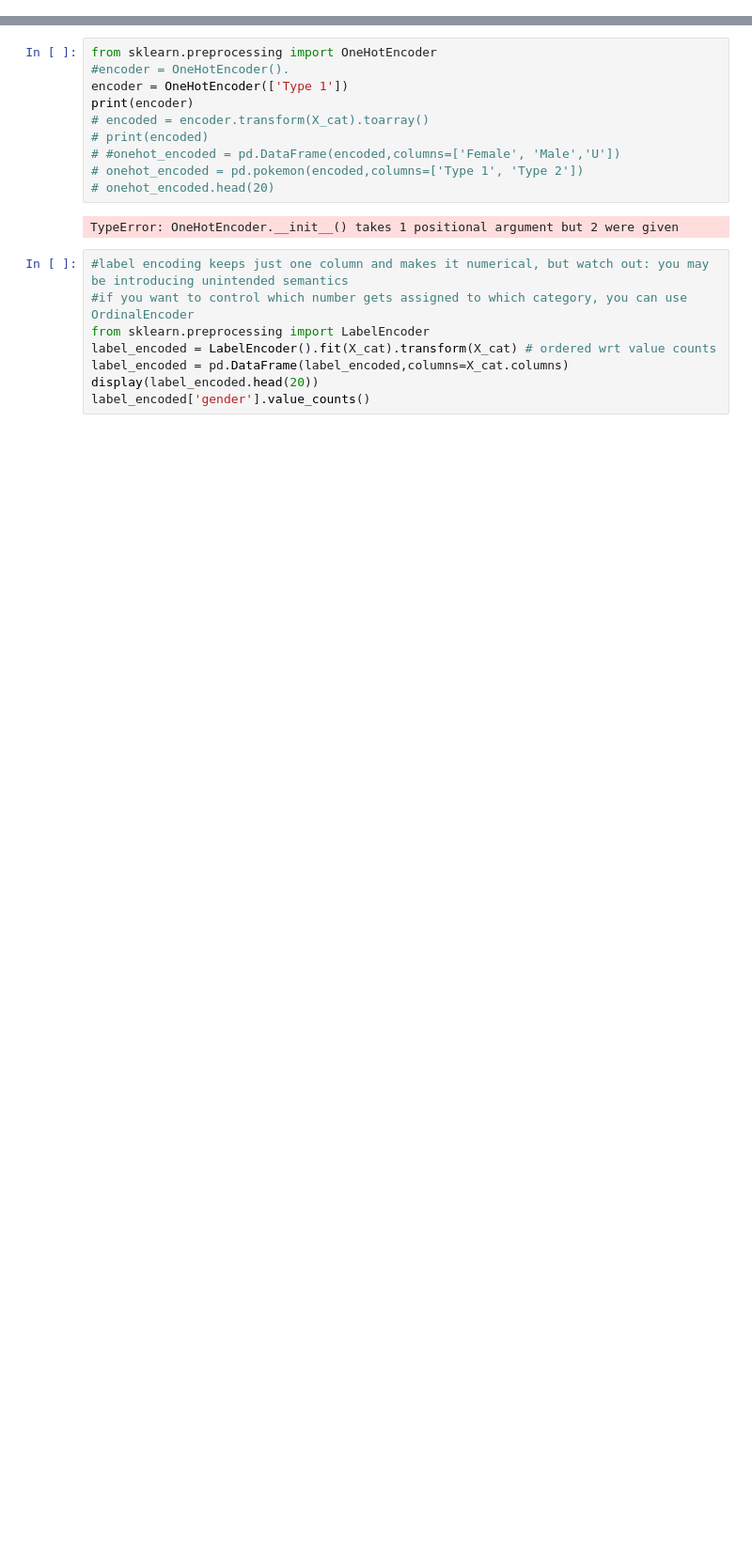
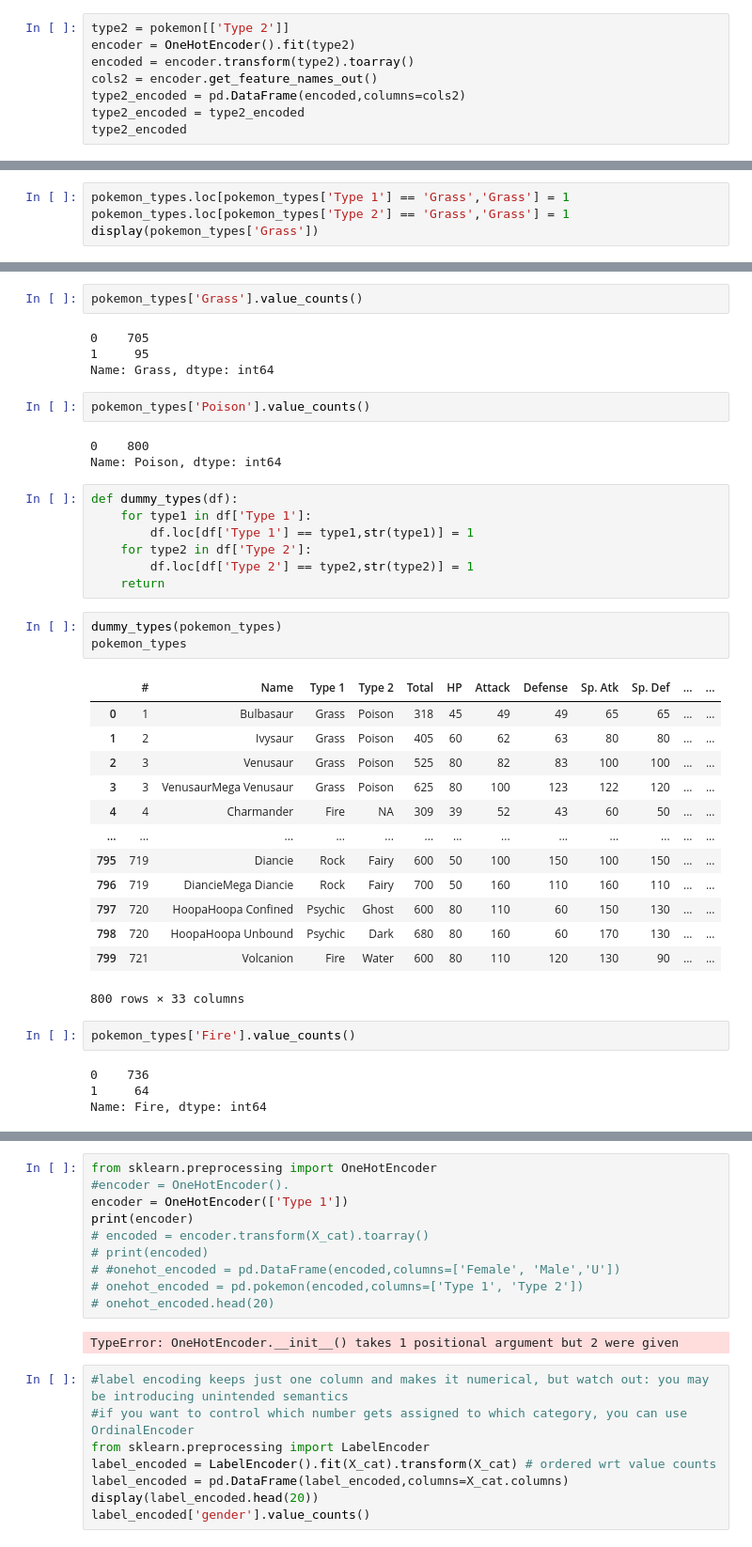
Before and after one commit to hteeter13/HarrisonPokeLab, a Jupyter notebook: Lab 303 Pokemon Stats 2.ipynb, the cells around one changed output, grey strips where cells are left out. Shown at 94% size. Cells and saved outputs as stored; diff of their text form; blank space fills up the shorter version.

```diff
--- a/Lab 303 Pokemon Stats 2.ipynb
+++ b/Lab 303 Pokemon Stats 2.ipynb
@@ -3,0 +105,8 @@ import numpy as np
+# %%
+type2 = pokemon[['Type 2']]
+encoder = OneHotEncoder().fit(type2)
+encoded = encoder.transform(type2).toarray()
+cols2 = encoder.get_feature_names_out()
+type2_encoded = pd.DataFrame(encoded,columns=cols2)
+type2_encoded = type2_encoded
+type2_encoded
@@ -3,0 +205,4 @@ import numpy as np
+# %%
+pokemon_types.loc[pokemon_types['Type 1'] == 'Grass','Grass'] = 1
+pokemon_types.loc[pokemon_types['Type 2'] == 'Grass','Grass'] = 1
+display(pokemon_types['Grass'])
@@ -3,0 +222,41 @@ import numpy as np
+# %%
+pokemon_types['Grass'].value_counts()
+# %% [output]
+0    705
+1     95
+Name: Grass, dtype: int64
+# %%
+pokemon_types['Poison'].value_counts()
+# %% [output]
+0    800
+Name: Poison, dtype: int64
+# %%
+def dummy_types(df):
+    for type1 in df['Type 1']:
+        df.loc[df['Type 1'] == type1,str(type1)] = 1
+    for type2 in df['Type 2']:
+        df.loc[df['Type 2'] == type2,str(type2)] = 1
+    return
+# %%
+dummy_types(pokemon_types)
+pokemon_types
+# %% [output]
+|  | # | Name | Type 1 | Type 2 | Total | HP | Attack | Defense | Sp. Atk | Sp. Def | ... | ... |
+| 0 | 1 | Bulbasaur | Grass | Poison | 318 | 45 | 49 | 49 | 65 | 65 | ... | ... |
+| 1 | 2 | Ivysaur | Grass | Poison | 405 | 60 | 62 | 63 | 80 | 80 | ... | ... |
+| 2 | 3 | Venusaur | Grass | Poison | 525 | 80 | 82 | 83 | 100 | 100 | ... | ... |
+| 3 | 3 | VenusaurMega Venusaur | Grass | Poison | 625 | 80 | 100 | 123 | 122 | 120 | ... | ... |
+| 4 | 4 | Charmander | Fire | NA | 309 | 39 | 52 | 43 | 60 | 50 | ... | ... |
+| ... | ... | ... | ... | ... | ... | ... | ... | ... | ... | ... | ... | ... |
+| 795 | 719 | Diancie | Rock | Fairy | 600 | 50 | 100 | 150 | 100 | 150 | ... | ... |
+| 796 | 719 | DiancieMega Diancie | Rock | Fairy | 700 | 50 | 160 | 110 | 160 | 110 | ... | ... |
+| 797 | 720 | HoopaHoopa Confined | Psychic | Ghost | 600 | 80 | 110 | 60 | 150 | 130 | ... | ... |
+| 798 | 720 | HoopaHoopa Unbound | Psychic | Dark | 680 | 80 | 160 | 60 | 170 | 130 | ... | ... |
+| 799 | 721 | Volcanion | Fire | Water | 600 | 80 | 110 | 120 | 130 | 90 | ... | ... |
+800 rows × 33 columns
+# %%
+pokemon_types['Fire'].value_counts()
+# %% [output]
+0    736
+1     64
+Name: Fire, dtype: int64
```
Also changed, not shown: parts of 36 cells of this notebook.
